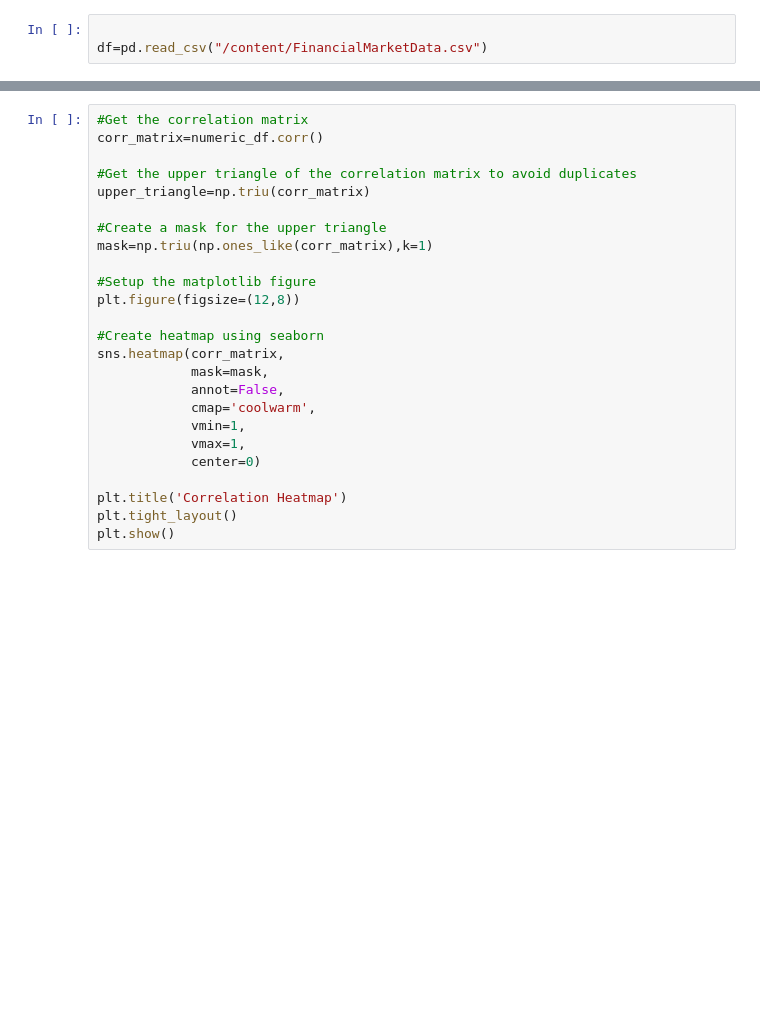
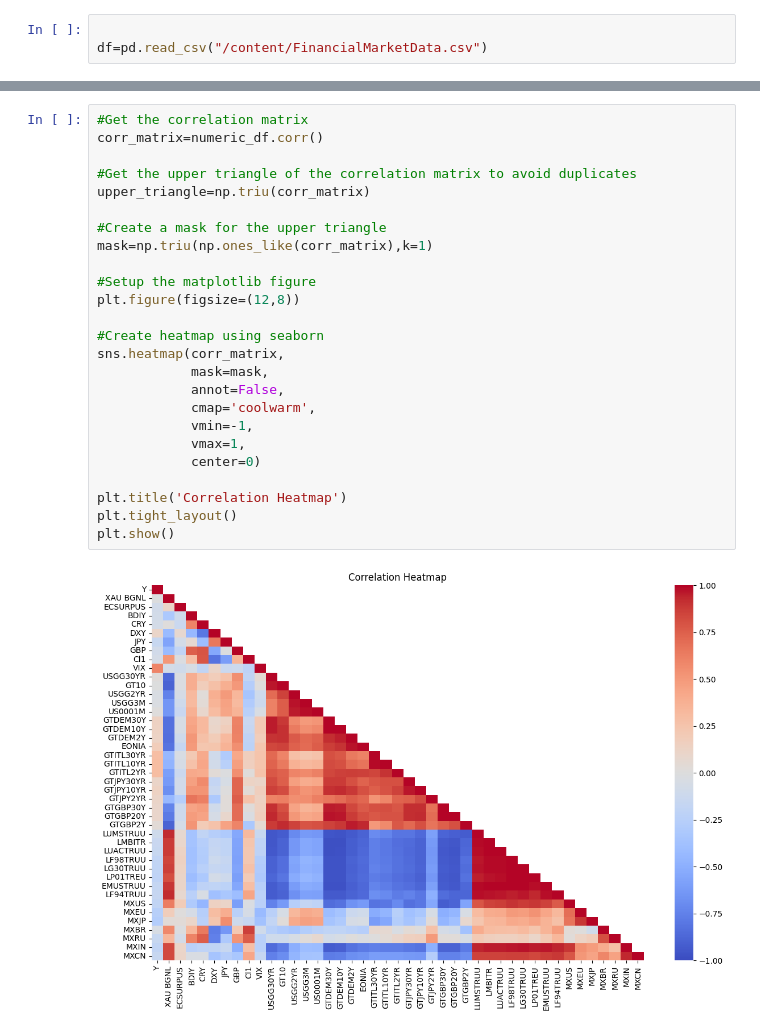
Before and after one commit to KhajaHamza/Market_Anamoly_Detection, a Jupyter notebook: Market_Anamoly_Detection.ipynb, the cells around one changed output, grey strips where cells are left out. Saved outputs shown, nothing was run; the diff lists cells and outputs as text; blank space fills up the shorter version.

```diff
--- a/Market_Anamoly_Detection.ipynb
+++ b/Market_Anamoly_Detection.ipynb
@@ -96,25 +102,27 @@ numeric_df.corr()
 # %%
 #Get the correlation matrix
 corr_matrix=numeric_df.corr()
 
 #Get the upper triangle of the correlation matrix to avoid duplicates
 upper_triangle=np.triu(corr_matrix)
 
 #Create a mask for the upper triangle
 mask=np.triu(np.ones_like(corr_matrix),k=1)
 
 #Setup the matplotlib figure
 plt.figure(figsize=(12,8))
 
 #Create heatmap using seaborn
 sns.heatmap(corr_matrix,
             mask=mask,
             annot=False,
             cmap='coolwarm',
-            vmin=1,
+            vmin=-1,
             vmax=1,
             center=0)
 
 plt.title('Correlation Heatmap')
 plt.tight_layout()
 plt.show()
+# %% [output]
+[figure, added]
```
Also changed, not shown: parts of 19 cells of this notebook.
